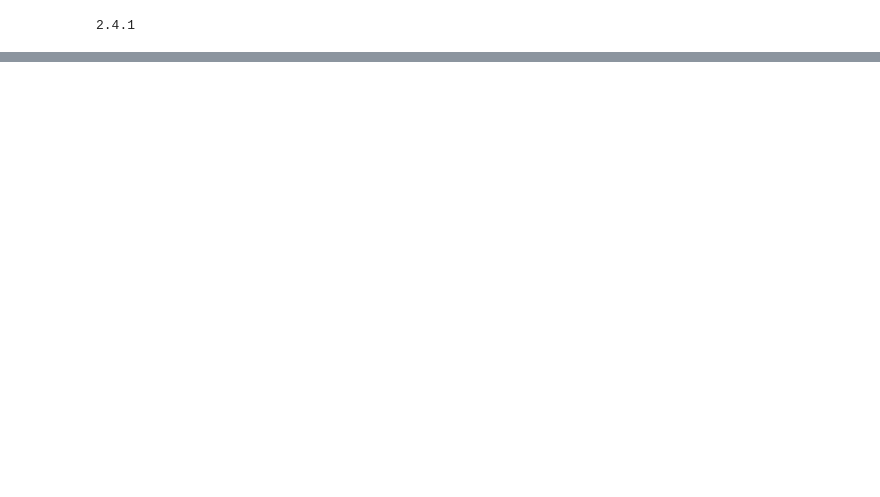
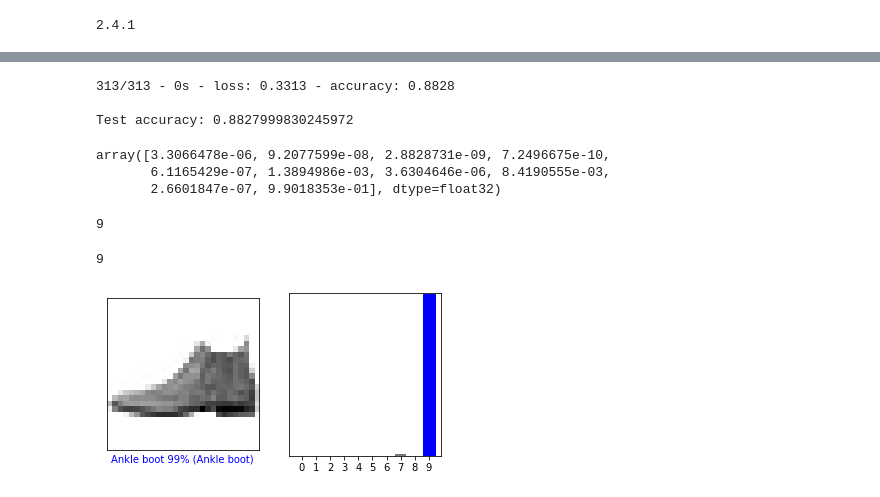
Before and after one commit to Chudy246/tensorflow_tutorials, a Jupyter notebook: im_cl_fashion_mnist.ipynb, the cells around one changed output, grey strips where cells are left out. Drawn from its saved outputs; the diff is of its cells as text; code cells hidden in the pictures; blank space fills up the shorter version.

```diff
--- a/im_cl_fashion_mnist.ipynb
+++ b/im_cl_fashion_mnist.ipynb
@@ -21,0 +106,66 @@ Downloading data from https://storage.googleapis.com/tensorflow/tf-keras-dataset
+# %%
+test_loss, test_acc = model.evaluate(test_images, test_labels, verbose=2)
+print('\nTest accuracy:', test_acc)
+# %% [output]
+313/313 - 0s - loss: 0.3313 - accuracy: 0.8828
+
+Test accuracy: 0.8827999830245972
+# %%
+probability_model = tf.keras.Sequential([model, tf.keras.layers.Softmax()])
+
+predictions = probability_model.predict(test_images)
+
+predictions[0]
+# %% [output]
+array([3.3066478e-06, 9.2077599e-08, 2.8828731e-09, 7.2496675e-10,
+       6.1165429e-07, 1.3894986e-03, 3.6304646e-06, 8.4190555e-03,
+       2.6601847e-07, 9.9018353e-01], dtype=float32)
+# %%
+np.argmax(predictions[0])
+# %% [output]
+9
+# %%
+test_labels[0]
+# %% [output]
+9
+# %%
+def plot_image(i, predictions_array, true_label, img):
+  true_label, img = true_label[i], img[i]
+  plt.grid(False)
+  plt.xticks([])
+  plt.yticks([])
+
+  plt.imshow(img, cmap=plt.cm.binary)
+
+  predicted_label = np.argmax(predictions_array)
+  if predicted_label == true_label:
+    color = 'blue'
+  else:
+    color = 'red'
+
+  plt.xlabel("{} {:2.0f}% ({})".format(class_names[predicted_label],
+                                100*np.max(predictions_array),
+                                class_names[true_label]),
+                                color=color)
+
+def plot_value_array(i, predictions_array, true_label):
+  true_label = true_label[i]
+  plt.grid(False)
+  plt.xticks(range(10))
+  plt.yticks([])
+  thisplot = plt.bar(range(10), predictions_array, color="#777777")
+  plt.ylim([0, 1])
+  predicted_label = np.argmax(predictions_array)
+
+  thisplot[predicted_label].set_color('red')
+  thisplot[true_label].set_color('blue')
+# %%
+i = 0
+plt.figure(figsize=(6,3))
+plt.subplot(1,2,1)
+plot_image(i, predictions[i], test_labels, test_images)
+plt.subplot(1,2,2)
+plot_value_array(i, predictions[i], test_labels)
+plt.show()
+# %% [output]
+[figure, added]
```
Also changed, not shown: parts of 20 cells of this notebook.
